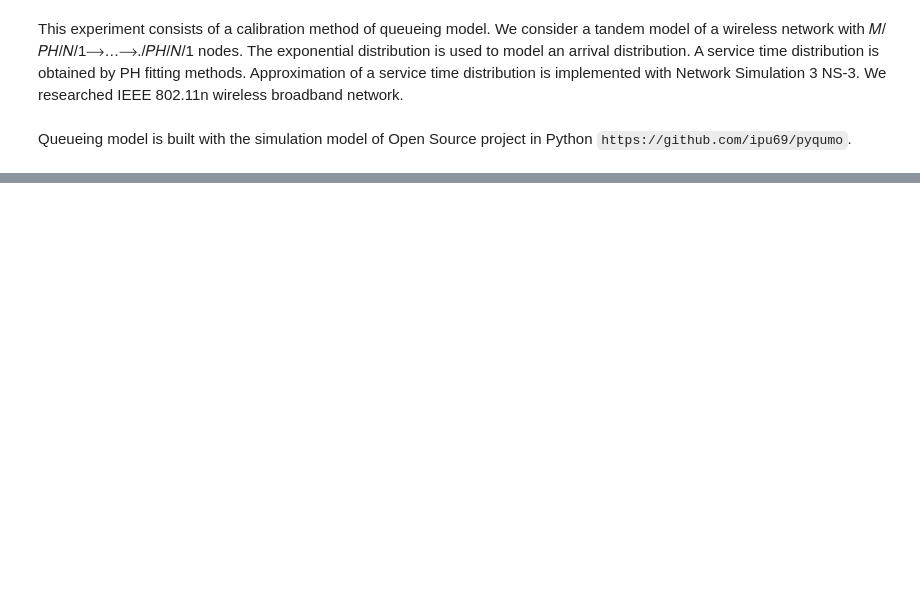
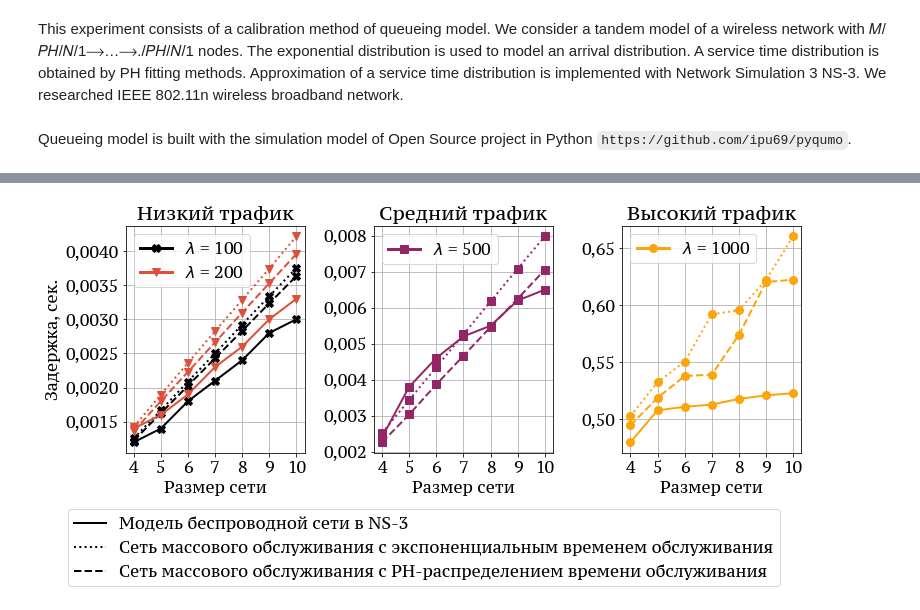
Before and after one commit to larioandr/thesis-queues, a Jupyter notebook: experiments/NsPhFit.ipynb, the cells around one changed output, grey strips where cells are left out. Drawn from its saved outputs; the diff is of its cells as text; code cells hidden in the pictures; blank space fills up the shorter version.

```diff
--- a/experiments/NsPhFit.ipynb
+++ b/experiments/NsPhFit.ipynb
@@ -589,0 +498,2 @@ plt.grid()
+# %%
+NET_SIZES = list(range(4, 11))
@@ -589,0 +516,9 @@ plt.grid()
+# %%
+TANDEM_EXP_DELAYS = {
+    rate: {
+        net_size: run_sim(rate, get_tandem_services(EXPS[rate], net_size), 500)
+        for net_size in NET_SIZES
+    }
+    for rate in tqdm(RATES)
+}
+draw_tandem_delays_table(TANDEM_EXP_DELAYS)
@@ -589,0 +527,9 @@ plt.grid()
+# %%
+TANDEM_PH_DELAYS = {
+    rate: {
+        net_size: run_sim(rate, get_tandem_services(PHS[rate], net_size), 500)
+        for net_size in NET_SIZES
+    }
+    for rate in tqdm(RATES)
+}
+draw_tandem_delays_table(TANDEM_PH_DELAYS)
@@ -589,0 +546,79 @@ plt.grid()
+# %%
+def plot_tandem_delays(
+        ns3_delays: Dict[int, Dict[int, float]] = TANDEM_NS3_DELAYS,
+        exp_delays: Dict[int, Dict[int, float]] = TANDEM_EXP_DELAYS,
+        ph_delays: Dict[int, Dict[int, float]] = TANDEM_PH_DELAYS,
+        image_name: str = ""
+):
+    fig, axes = plt.subplots(figsize=(11, 4.5), ncols=3)
+
+    markers = ['X', 'v', 's', '*', 'o']
+    colors = [get_color(0), get_color(0.6), get_color(0.4), get_color(0.2),
+              get_color(0.8)]
+
+    LOW_RATES = RATES[:2]
+    MED_RATES = RATES[2:3]
+    HIGH_RATES = RATES[4:]
+
+    label_exp = f"экспоненциальное обслуживание"
+    label_ph = f"PH-распределения обслуживания"
+
+    for rates, ax in zip((LOW_RATES, MED_RATES, HIGH_RATES), axes):
+        for rate in rates:
+            rate_index = RATES.index(rate)
+            y_ns3 = [ns3_delays[rate][ns] for ns in NET_SIZES]
+            y_exp = [exp_delays[rate][ns] for ns in NET_SIZES]
+            y_ph = [ph_delays[rate][ns] for ns in NET_SIZES]
+
+            marker = markers[rate_index]
+            color = colors[rate_index]
+
+            label_prefix = fr"$\lambda$ = {rate}"
+
+            ax.plot(NET_SIZES, y_ns3, '-', marker=marker, markersize=8,
+                    color=color, linewidth=2)
+            ax.plot(NET_SIZES, y_exp, ':', marker=marker, markersize=8,
+                    color=color, linewidth=2)
+            ax.plot(NET_SIZES, y_ph, '--', marker=marker, markersize=8,
+                    color=color, linewidth=2)
+
+        # Добавляем линии с маркерами к легенде
+        legend_lines = []
+        for rate in rates:
+            rate_index = RATES.index(rate)
+            line = Line2D([0], [0], color=colors[rate_index],
+                          marker=markers[rate_index], markersize=8, linewidth=3)
+            legend_lines.append(line)
+        legend_labels = [fr"$\lambda$ = {rate}" for rate in rates]
+        ax.legend(legend_lines, legend_labels)
+
+    axes[0].set_ylabel("Задержка, сек.")
+    for ax in axes:
+        ax.grid()
+        ax.set_xlabel("Размер сети")
+        ax.set_xticks(NET_SIZES)
+    axes[0].set_title("Низкий трафик")
+    axes[1].set_title("Средний трафик")
+    axes[2].set_title("Высокий трафик")
+
+    # Собираем общую легенду. Тут надо расшифровать смысл пунктиров.
+    color = get_color(0)
+    legend_lines = [
+        Line2D([0], [0], linestyle='-', linewidth=2, color=color),
+        Line2D([0], [0], linestyle=':', linewidth=2, color=color),
+        Line2D([0], [0], linestyle='--', linewidth=2, color=color),
+    ]
+    legend_labels = [
+        "Модель беспроводной сети в NS-3",
+        "Сеть массового обслуживания с экспоненциальным временем обслуживания",
+        "Сеть массового обслуживания с PH-распределением времени обслуживания",
+    ]
+    fig.legend(legend_lines, legend_labels, loc='lower center',
+               bbox_to_anchor=(0.5, -0.25), ncol=1)
+
+    plt.tight_layout()
+    savefig(image_name)
+
+plot_tandem_delays(image_name="ch4_ns3_tandem_delays")
+# %% [output]
+[figure, added]
```
Also changed, not shown: parts of 88 cells of this notebook, 48 other files.
